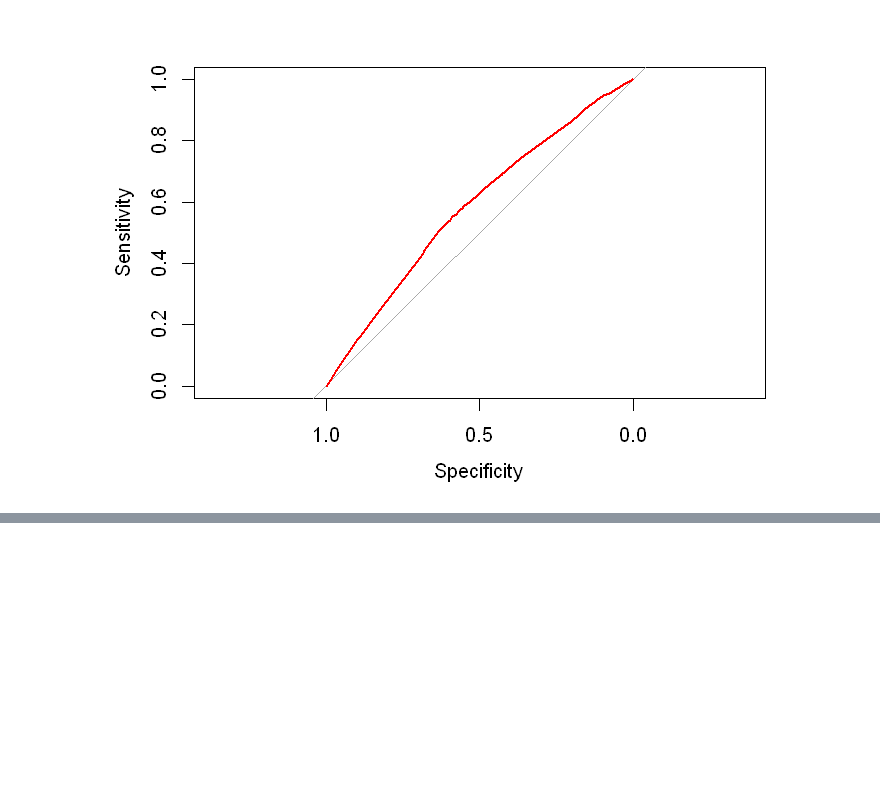
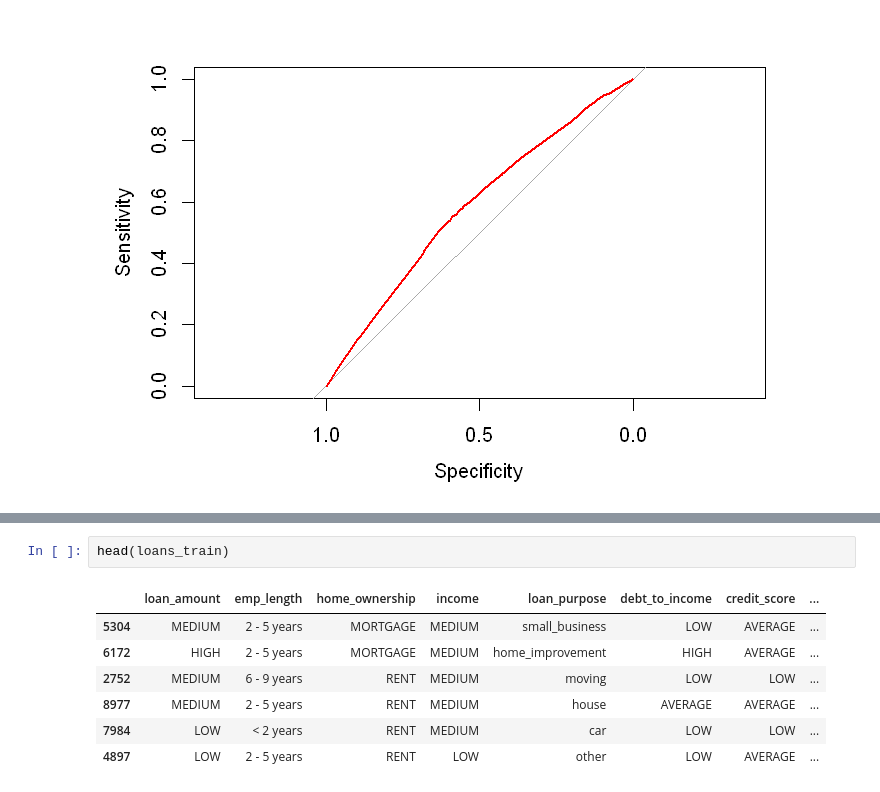
Before and after one commit to KarinRoe/R_datacamp, a Jupyter notebook: SUPERVISED LEARNING IN R CLASSIFICATION.ipynb, the cells around one changed output, grey strips where cells are left out. Drawn from its saved outputs; the diff is of its cells as text; blank space fills up the shorter version.

```diff
--- a/SUPERVISED LEARNING IN R CLASSIFICATION.ipynb
+++ b/SUPERVISED LEARNING IN R CLASSIFICATION.ipynb
@@ -781,0 +902,10 @@ options(repr.plot.width )
+# %%
+head(loans_train)
+# %% [output]
+|  | loan_amount | emp_length | home_ownership | income | loan_purpose | debt_to_income | credit_score | ... |
+| 5304 | MEDIUM | 2 - 5 years | MORTGAGE | MEDIUM | small_business | LOW | AVERAGE | ... |
+| 6172 | HIGH | 2 - 5 years | MORTGAGE | MEDIUM | home_improvement | HIGH | AVERAGE | ... |
+| 2752 | MEDIUM | 6 - 9 years | RENT | MEDIUM | moving | LOW | LOW | ... |
+| 8977 | MEDIUM | 2 - 5 years | RENT | MEDIUM | house | AVERAGE | AVERAGE | ... |
+| 7984 | LOW | < 2 years | RENT | MEDIUM | car | LOW | LOW | ... |
+| 4897 | LOW | 2 - 5 years | RENT | LOW | other | LOW | AVERAGE | ... |
```
Also changed, not shown: parts of 20 cells of this notebook.
